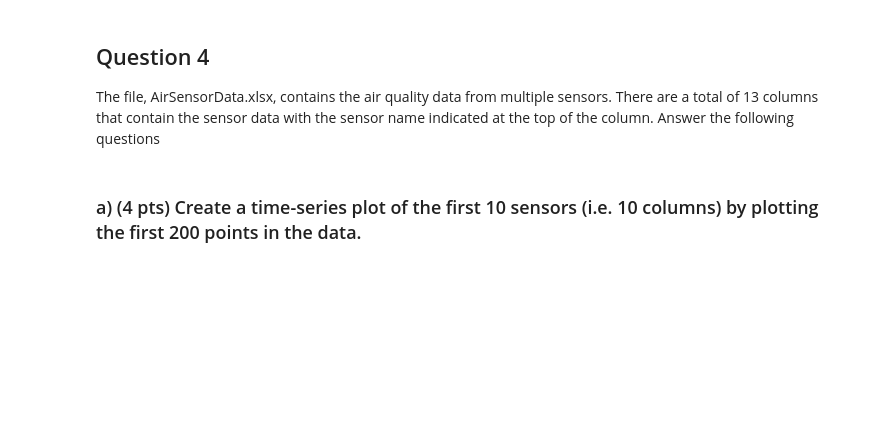
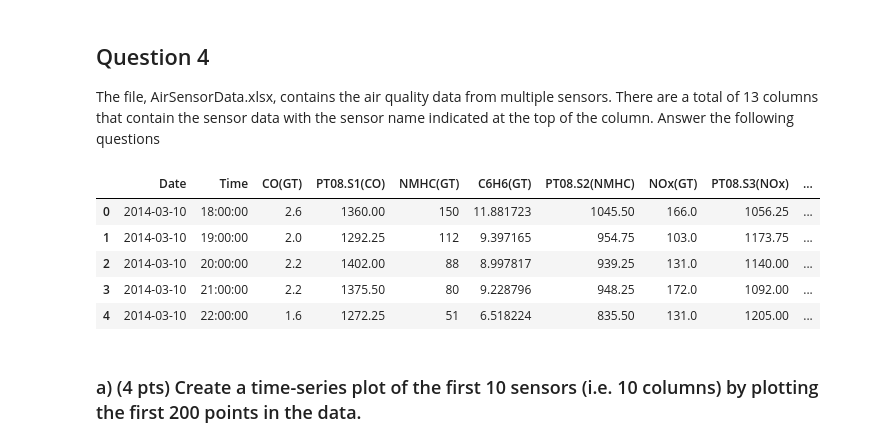
Before and after one commit to babli18/Time-Series, a Jupyter notebook: Assignment 1/Assignment1.ipynb, the cells around one changed output. Cells and saved outputs as stored; diff of their text form; code cells hidden in the pictures; blank space fills up the shorter version.

```diff
--- a/Assignment 1/Assignment1.ipynb
+++ b/Assignment 1/Assignment1.ipynb
@@ -99,6 +100,16 @@ plt.show()
 ## Question 4
 
 The file, AirSensorData.xlsx, contains the air quality data from multiple sensors. There are a total of 13 columns that contain the sensor data with the sensor name indicated at the top of the column. Answer the following questions
+# %%
+sensor_df = pd.read_excel('AirSensorData.xlsx')
+sensor_df.head(5)
+# %% [output]
+|  | Date | Time | CO(GT) | PT08.S1(CO) | NMHC(GT) | C6H6(GT) | PT08.S2(NMHC) | NOx(GT) | PT08.S3(NOx) | ... |
+| 0 | 2014-03-10 | 18:00:00 | 2.6 | 1360.00 | 150 | 11.881723 | 1045.50 | 166.0 | 1056.25 | ... |
+| 1 | 2014-03-10 | 19:00:00 | 2.0 | 1292.25 | 112 | 9.397165 | 954.75 | 103.0 | 1173.75 | ... |
+| 2 | 2014-03-10 | 20:00:00 | 2.2 | 1402.00 | 88 | 8.997817 | 939.25 | 131.0 | 1140.00 | ... |
+| 3 | 2014-03-10 | 21:00:00 | 2.2 | 1375.50 | 80 | 9.228796 | 948.25 | 172.0 | 1092.00 | ... |
+| 4 | 2014-03-10 | 22:00:00 | 1.6 | 1272.25 | 51 | 6.518224 | 835.50 | 131.0 | 1205.00 | ... |
 # %% [markdown]
 ### a)	(4 pts) Create a time-series plot of the first 10 sensors (i.e. 10 columns) by plotting the first 200 points in the data.
 # %% [markdown]
```
Also changed, not shown: parts of 12 cells of this notebook, 1 other file.
